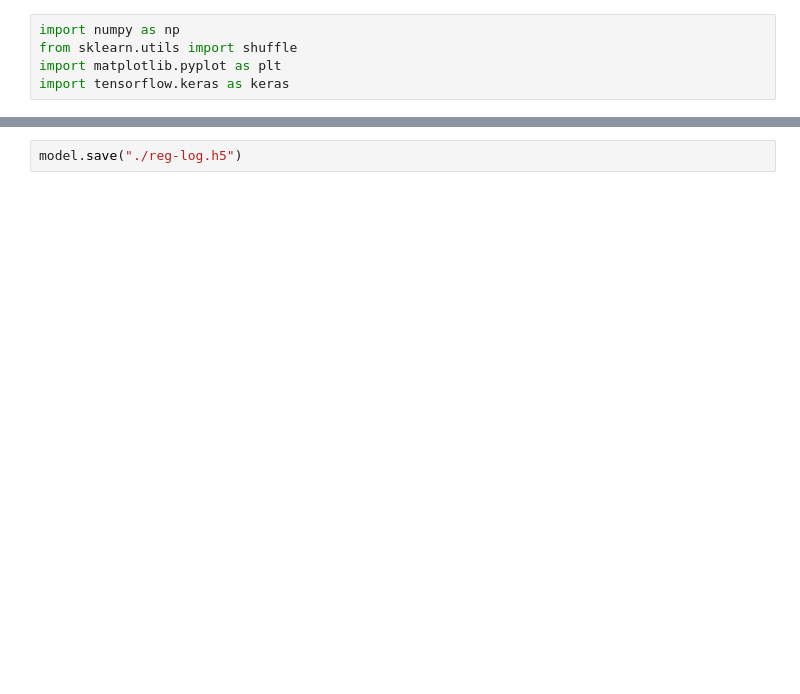
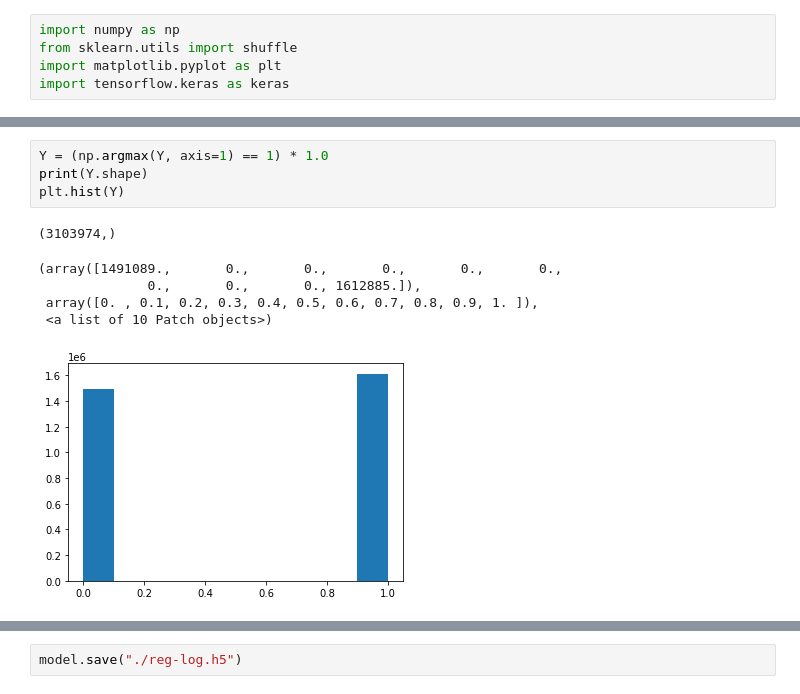
Before and after one commit to mx791/stockfish-killer, a Jupyter notebook: game-evaluation/logistic-reg.ipynb, the cells around one changed output, grey strips where cells are left out. Saved outputs shown, nothing was run; the diff lists cells and outputs as text; blank space fills up the shorter version.

```diff
--- a/game-evaluation/logistic-reg.ipynb
+++ b/game-evaluation/logistic-reg.ipynb
@@ -13,2 +13,13 @@ print(len(X), len(X[0]))
+# %%
+Y = (np.argmax(Y, axis=1) == 1) * 1.0
+print(Y.shape)
+plt.hist(Y)
+# %% [output]
+(3103974,)
+(array([1491089.,       0.,       0.,       0.,       0.,       0.,
+              0.,       0.,       0., 1612885.]),
+ array([0. , 0.1, 0.2, 0.3, 0.4, 0.5, 0.6, 0.7, 0.8, 0.9, 1. ]),
+ <a list of 10 Patch objects>)
+[figure, added]
 # %%
 model = keras.Sequential()
```
Also changed, not shown: parts of 4 cells of this notebook, 6 other files.
